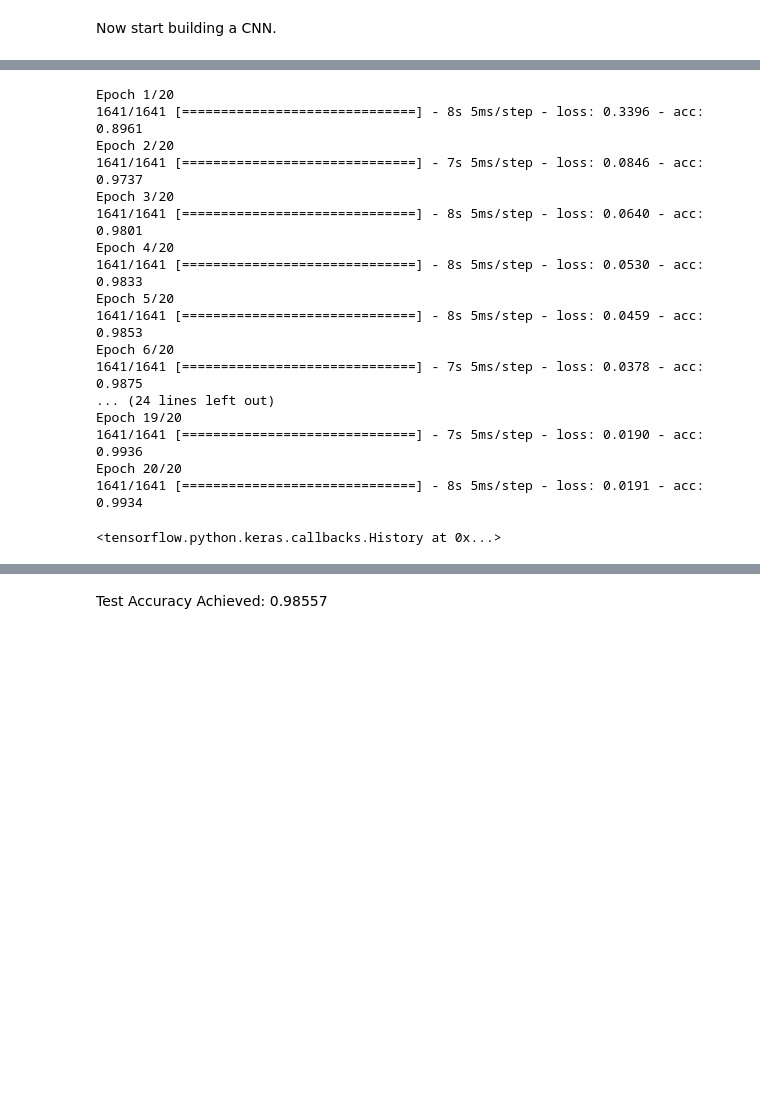
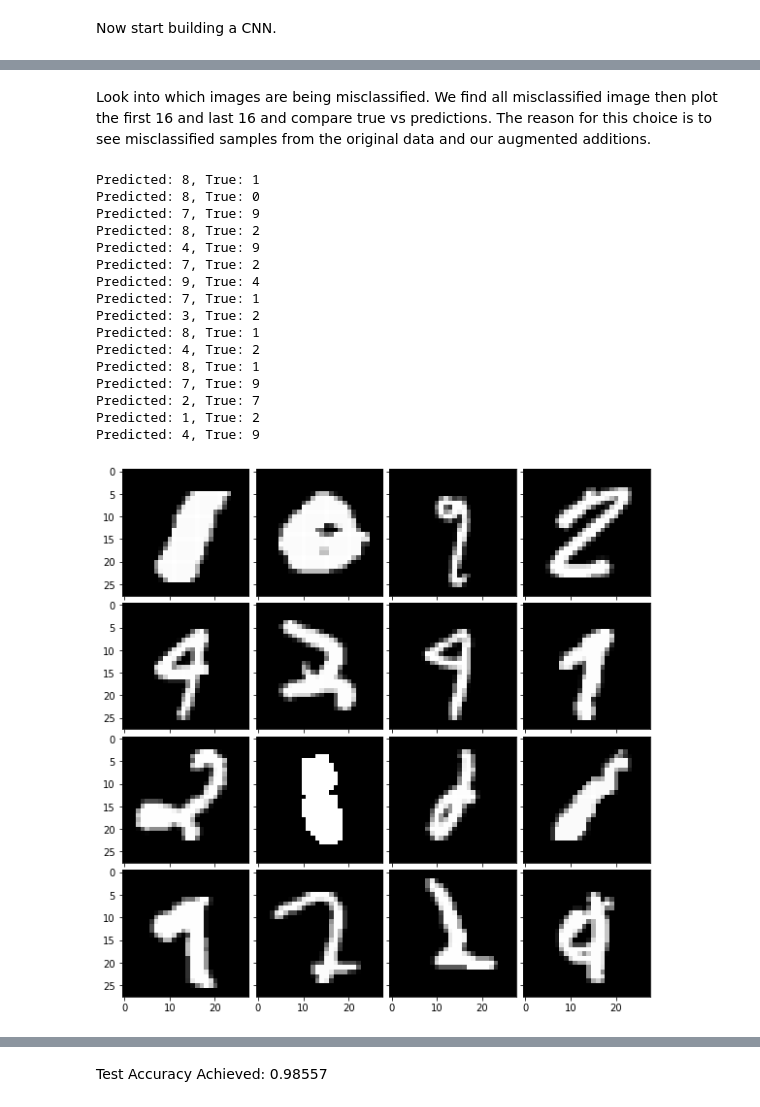
Before and after one commit to EricNeville/Kaggle-Digit-Recognizer, a Jupyter notebook: model.ipynb, the cells around one changed output, grey strips where cells are left out. Cells and saved outputs as stored; diff of their text form; code cells hidden in the pictures; blank space fills up the shorter version.

```diff
--- a/model.ipynb
+++ b/model.ipynb
@@ -114,23 +136,36 @@ l6 = tf.keras.layers.Dense(units = 10, activation = 'softmax')
-# %%
-model = tf.keras.Sequential([l1,l2,l3,l4,l5,l6])
-model.compile(optimizer = 'adam', loss = 'categorical_crossentropy', metrics = ["acc"])
-model.fit(X_train_aug, y_train_aug, epochs = 20, batch_size = 128)
-# %% [output]
-Epoch 1/20
-1641/1641 [==============================] - 8s 5ms/step - loss: 0.3396 - acc: 0.8961
-Epoch 2/20
-1641/1641 [==============================] - 7s 5ms/step - loss: 0.0846 - acc: 0.9737
-Epoch 3/20
-1641/1641 [==============================] - 8s 5ms/step - loss: 0.0640 - acc: 0.9801
-Epoch 4/20
-1641/1641 [==============================] - 8s 5ms/step - loss: 0.0530 - acc: 0.9833
-Epoch 5/20
-1641/1641 [==============================] - 8s 5ms/step - loss: 0.0459 - acc: 0.9853
-Epoch 6/20
-1641/1641 [==============================] - 7s 5ms/step - loss: 0.0378 - acc: 0.9875
-... (24 lines left out)
-Epoch 19/20
-1641/1641 [==============================] - 7s 5ms/step - loss: 0.0190 - acc: 0.9936
-Epoch 20/20
-1641/1641 [==============================] - 8s 5ms/step - loss: 0.0191 - acc: 0.9934
-<tensorflow.python.keras.callbacks.History at 0x...>
+# %% [markdown]
+Look into which images are being misclassified. We find all misclassified image then plot the first 16 and last 16 and compare true vs predictions. The reason for this choice is to see misclassified samples from the original data and our augmented additions.
+# %%
+y_labels = np.argmax(y_train_aug, axis = 1)
+train_predictions = np.argmax(model.predict(X_train_aug), axis = 1)
+misclassified = [i for i in range(len(y_labels)) if y_labels[i] != train_predictions[i]]
+# %%
+fig = plt.figure(figsize=(10., 10.))
+grid = ImageGrid(fig, 111,  # similar to subplot(111)
+                 nrows_ncols=(4, 4),  # creates 2x2 grid of axes
+                 axes_pad=0.1,  # pad between axes in inch.
+                 )
+
+for i in misclassified[0:len(grid)]:
+    print("Predicted: " + str(train_predictions[i]) + ", True: " + str(y_labels[i]))
+
+for ax, i in zip(grid, misclassified[0:len(grid)]):
+    ax.imshow(X_train_aug[i].reshape(28,28), cmap = 'gray')
+# %% [output]
+Predicted: 8, True: 1
+Predicted: 8, True: 0
+Predicted: 7, True: 9
+Predicted: 8, True: 2
+Predicted: 4, True: 9
+Predicted: 7, True: 2
+Predicted: 9, True: 4
+Predicted: 7, True: 1
+Predicted: 3, True: 2
+Predicted: 8, True: 1
+Predicted: 4, True: 2
+Predicted: 8, True: 1
+Predicted: 7, True: 9
+Predicted: 2, True: 7
+Predicted: 1, True: 2
+Predicted: 4, True: 9
+[figure, added]
```
Also changed, not shown: parts of 16 cells of this notebook, 1 other file.
